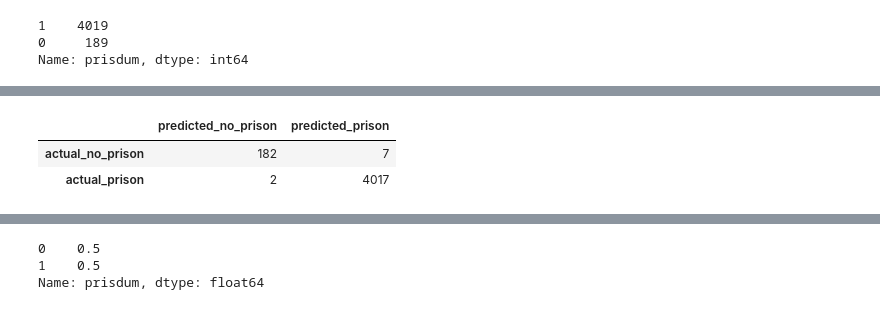
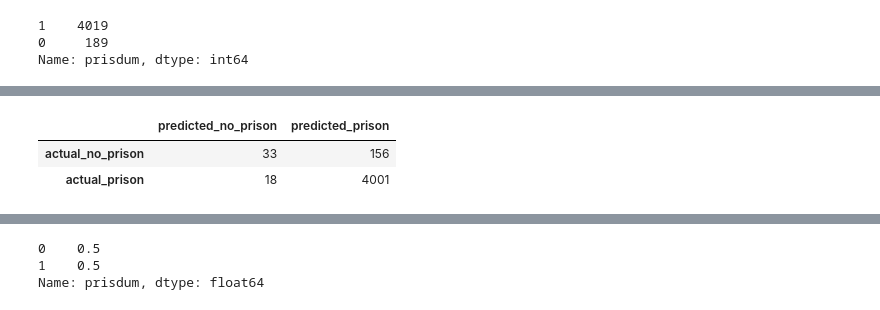
Before and after one commit to 123CarlosRivera/project5, a Jupyter notebook: brent/NN_BVAcopy.ipynb, the cells around one changed output, grey strips where cells are left out. Cells and saved outputs as stored; diff of their text form; code cells hidden in the pictures.

```diff
--- a/brent/NN_BVAcopy.ipynb
+++ b/brent/NN_BVAcopy.ipynb
@@ -75,14 +74,21 @@ Index(['accgdln', 'age', 'altdum', 'amttotal', 'casetype', 'citwhere',
+# %%
+features = ['accgdln', 'casetype', 'combdrg2', 'crimhist', 'disposit',
+            'district', 'drugmin', 'dsplea', 'intdum', 'methmin', 'mweight','nodrug',
+            'offguide', 'quarter', 'reas1', 'reas2', 'reas3', 'sources', 'statmax', 'statmin',
+
+            'age', 'newrace', 'monsex', 'monrace', 'neweduc', 'newcnvtn', 'citwhere', 'newcit'
+           ]
 # %% [markdown]
 ## Train Test Split
 # %% [markdown]
 Set our X and Y
 # %%
-X = df.drop(columns=['prisdum'])
+X = df[features]
 y = df['prisdum']
 # %%
 X_train, X_test, y_train, y_test = train_test_split(X, y, stratify=y)
 # %%
-X_no = X.drop(columns=['age', 'newrace', 'monsex', 'monrace', 'neweduc', 'newcnvtn'])
+X_no = X.drop(columns=['age', 'newrace', 'monsex', 'monrace', 'neweduc', 'newcnvtn', 'citwhere', 'newcit'])
 # %%
 X_no_train, X_no_test, y_no_train, y_no_test = train_test_split(X_no, y, stratify=y)
 # %% [markdown]
@@ -260,18 +236,18 @@ As expected, a very accurate model. However, not a massive improvement over our
 # %%
 preds = np.round(model.predict(X_no_test_sc),0)
 tn, fp, fn, tp = metrics.confusion_matrix(y_no_test, preds).ravel()
 
 
 
-df = pd.DataFrame(metrics.confusion_matrix(y_no_test, preds),
+cm = pd.DataFrame(metrics.confusion_matrix(y_no_test, preds),
                   columns=['predicted_no_prison', 'predicted_prison'],
                   index=['actual_no_prison', 'actual_prison']
                  )
-df
+cm
 # %% [output]
 |  | predicted_no_prison | predicted_prison |
-| actual_no_prison | 182 | 7 |
-| actual_prison | 2 | 4017 |
+| actual_no_prison | 33 | 156 |
+| actual_prison | 18 | 4001 |
 # %%
 misclass1_no = []
 for row_index, (input, prediction, label) in enumerate(zip (X_no_test_sc, preds, y_no_test)):
```
Also changed, not shown: parts of 85 cells of this notebook, 11 other files.
